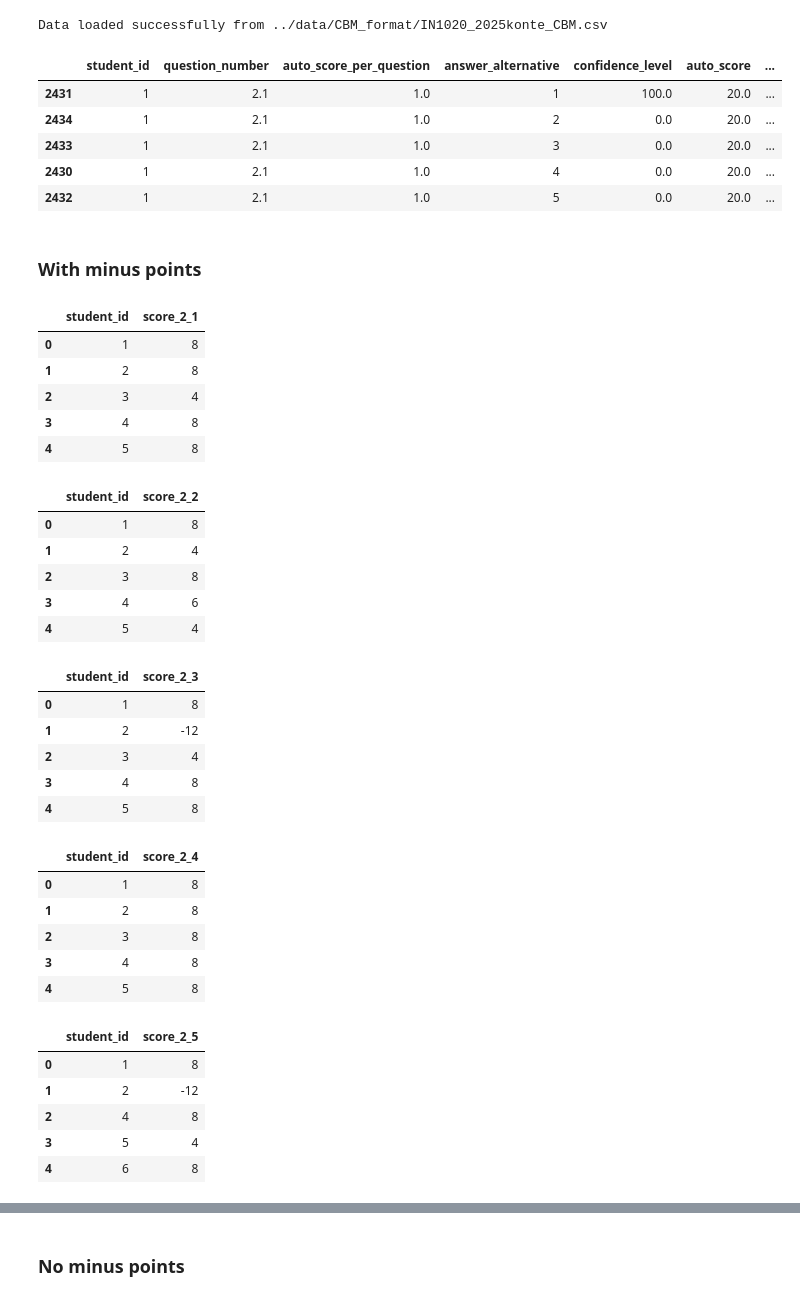
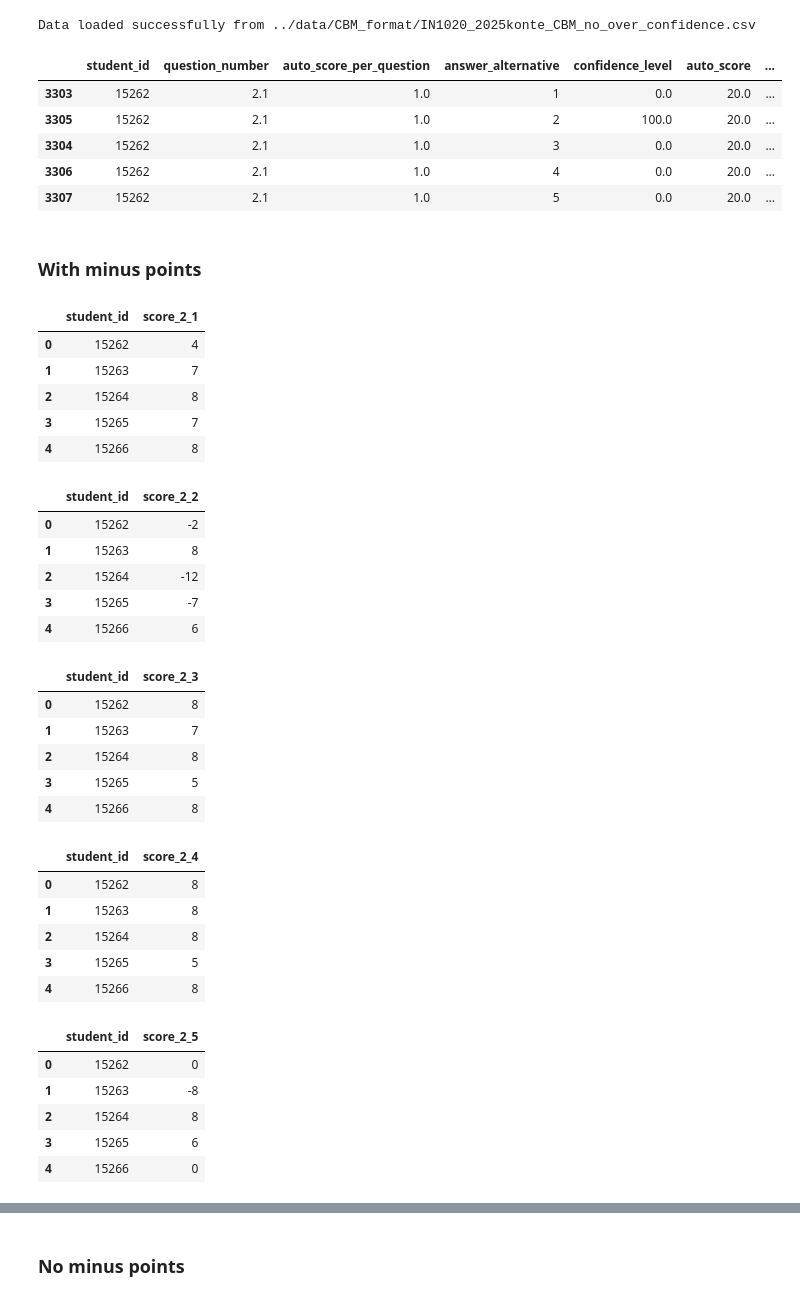
Before and after one commit to juliepe/exam_analysis_H25, a Jupyter notebook: analysis/CBM/2025/Konte/notebooks/7_CBM_tabell.ipynb, the cells around one changed output, grey strips where cells are left out. Cells and saved outputs as stored; diff of their text form; code cells hidden in the pictures.

```diff
--- a/analysis/CBM/2025/Konte/notebooks/7_CBM_tabell.ipynb
+++ b/analysis/CBM/2025/Konte/notebooks/7_CBM_tabell.ipynb
@@ -10,19 +10,19 @@ sys.path.append(str(root_path))
 from utils.helpers import load_data, save_excel_file
 from utils.CBM_score_per_task import CBM_score_per_task_konte_no_F, CBM_score_per_task_konte_no_minus_points
 # %%
-df = load_data("../data/CBM_format/IN1020_2025konte_CBM.csv")
+df = load_data("../data/CBM_format/IN1020_2025konte_CBM_no_over_confidence.csv")
 df = df[['student_id', 'question_number', 'auto_score_per_question', 'answer_alternative', 'confidence_level', 'auto_score', 'total_score']]
 df['total_score'] = df['total_score']-df['auto_score']
 df.sort_values(by=['student_id', 'question_number', 'answer_alternative'], inplace=True)
 df.head()
 # %% [output]
-Data loaded successfully from ../data/CBM_format/IN1020_2025konte_CBM.csv
+Data loaded successfully from ../data/CBM_format/IN1020_2025konte_CBM_no_over_confidence.csv
 |  | student_id | question_number | auto_score_per_question | answer_alternative | confidence_level | auto_score | ... |
-| 2431 | 1 | 2.1 | 1.0 | 1 | 100.0 | 20.0 | ... |
-| 2434 | 1 | 2.1 | 1.0 | 2 | 0.0 | 20.0 | ... |
-| 2433 | 1 | 2.1 | 1.0 | 3 | 0.0 | 20.0 | ... |
-| 2430 | 1 | 2.1 | 1.0 | 4 | 0.0 | 20.0 | ... |
-| 2432 | 1 | 2.1 | 1.0 | 5 | 0.0 | 20.0 | ... |
+| 3303 | 15262 | 2.1 | 1.0 | 1 | 0.0 | 20.0 | ... |
+| 3305 | 15262 | 2.1 | 1.0 | 2 | 100.0 | 20.0 | ... |
+| 3304 | 15262 | 2.1 | 1.0 | 3 | 0.0 | 20.0 | ... |
+| 3306 | 15262 | 2.1 | 1.0 | 4 | 0.0 | 20.0 | ... |
+| 3307 | 15262 | 2.1 | 1.0 | 5 | 0.0 | 20.0 | ... |
 # %% [markdown]
 ### With minus points
 # %%
@@ -32,11 +32,11 @@ result2_1 = result2_1.rename(columns={"score": "score_2_1"})
 result2_1.head()
 # %% [output]
 |  | student_id | score_2_1 |
-| 0 | 1 | 8 |
-| 1 | 2 | 8 |
-| 2 | 3 | 4 |
-| 3 | 4 | 8 |
-| 4 | 5 | 8 |
+| 0 | 15262 | 4 |
+| 1 | 15263 | 7 |
+| 2 | 15264 | 8 |
+| 3 | 15265 | 7 |
+| 4 | 15266 | 8 |
 # %%
 result2_2 = CBM_score_per_task_konte_no_F(df, question_number='2.2', map_answers=['R', 'P', 'P', 'M', 'F'])
 #rename column score to score_2_2
@@ -44,11 +44,11 @@ result2_2 = result2_2.rename(columns={"score": "score_2_2"})
 result2_2.head()
 # %% [output]
 |  | student_id | score_2_2 |
-| 0 | 1 | 8 |
-| 1 | 2 | 4 |
-| 2 | 3 | 8 |
-| 3 | 4 | 6 |
-| 4 | 5 | 4 |
+| 0 | 15262 | -2 |
+| 1 | 15263 | 8 |
+| 2 | 15264 | -12 |
+| 3 | 15265 | -7 |
+| 4 | 15266 | 6 |
 # %%
 result2_3 = CBM_score_per_task_konte_no_F(df, question_number='2.3', map_answers=['R', 'P', 'P', 'M', 'F'])
 #rename column score to score_2_3
@@ -56,11 +56,11 @@ result2_3 = result2_3.rename(columns={"score": "score_2_3"})
 result2_3.head()
 # %% [output]
 |  | student_id | score_2_3 |
-| 0 | 1 | 8 |
-| 1 | 2 | -12 |
-| 2 | 3 | 4 |
-| 3 | 4 | 8 |
-| 4 | 5 | 8 |
+| 0 | 15262 | 8 |
+| 1 | 15263 | 7 |
+| 2 | 15264 | 8 |
+| 3 | 15265 | 5 |
+| 4 | 15266 | 8 |
 # %%
 result2_4 = CBM_score_per_task_konte_no_F(df, question_number='2.4', map_answers=['R', 'P', 'P', 'M', 'F'])
 #rename column score to score_2_4
@@ -68,11 +68,11 @@ result2_4 = result2_4.rename(columns={"score": "score_2_4"})
 result2_4.head()
 # %% [output]
 |  | student_id | score_2_4 |
-| 0 | 1 | 8 |
-| 1 | 2 | 8 |
-| 2 | 3 | 8 |
-| 3 | 4 | 8 |
-| 4 | 5 | 8 |
+| 0 | 15262 | 8 |
+| 1 | 15263 | 8 |
+| 2 | 15264 | 8 |
+| 3 | 15265 | 5 |
+| 4 | 15266 | 8 |
 # %%
 result2_5 = CBM_score_per_task_konte_no_F(df, question_number='2.5', map_answers=['R', 'P', 'P', 'M', 'F'])
 #rename column score to score_2_5
@@ -80,11 +80,11 @@ result2_5 = result2_5.rename(columns={"score": "score_2_5"})
 result2_5.head()
 # %% [output]
 |  | student_id | score_2_5 |
-| 0 | 1 | 8 |
-| 1 | 2 | -12 |
-| 2 | 4 | 8 |
-| 3 | 5 | 4 |
-| 4 | 6 | 8 |
+| 0 | 15262 | 0 |
+| 1 | 15263 | -8 |
+| 2 | 15264 | 8 |
+| 3 | 15265 | 6 |
+| 4 | 15266 | 0 |
 # %%
 result2_6 = CBM_score_per_task_konte_no_F(df, question_number='2.6', map_answers=['R', 'P', 'P', 'M', 'F'])
 #rename column score to score_2_6
```
Also changed, not shown: parts of 26 cells of this notebook, 15 other files.
